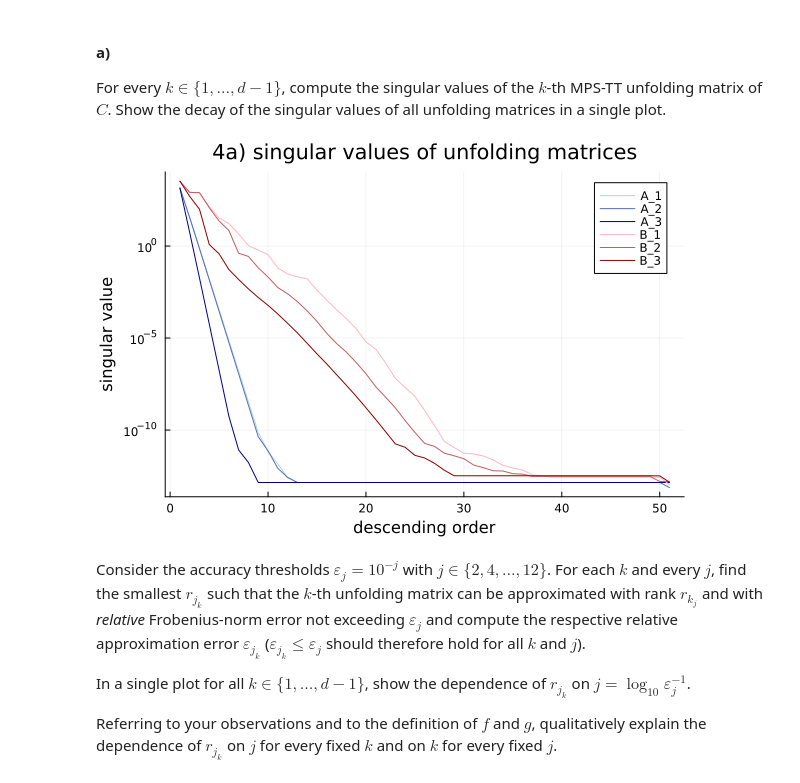
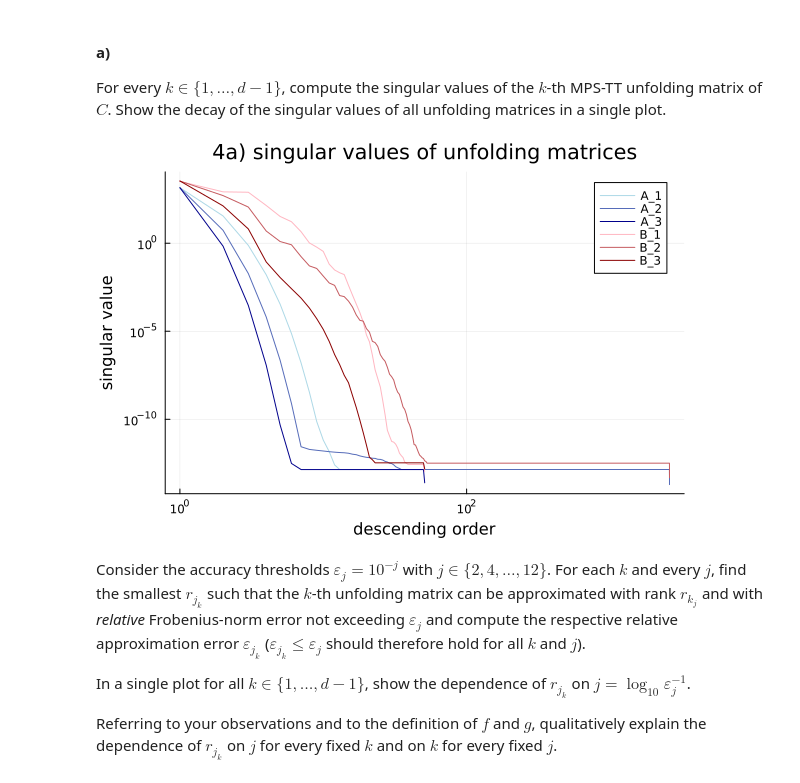
Before and after one commit to maxstollmayer/Tensor-Methods, a Jupyter notebook: hw05_stollmayer.ipynb, the cells around one changed output. Cells and saved outputs as stored; diff of their text form; code cells hidden in the pictures.

```diff
--- a/hw05_stollmayer.ipynb
+++ b/hw05_stollmayer.ipynb
@@ -163,16 +163,11 @@ B = getB(d, n)
 
 For every $k \in \{1, \dots, d−1\}$, compute the singular values of the $k$-th MPS-TT unfolding matrix of $C$. Show the decay of the singular values of all unfolding matrices in a single plot.
 # %%
-# compute k'th unfolding matrix of tensor
+# compute k'th unfolding matrix of tensor in MPS-TT format
 function unfold(C::AbstractArray{<:Number}, k::Integer)
     @assert 1 <= k <= ndims(C) "Given index out of bound: expected 1 ≤ k ≤ $(ndims(C))], got $k."
     n = size(C)
-    p = prod(n[1:k-1])
-    q = prod(n[k+1:end])
-    Ck = reshape(C, p, n[k], q)
-    Ck = permutedims(Ck, [2,1,3])
-    Ck = reshape(Ck, n[k], p*q)
-    return Ck
+    return reshape(C, prod(n[1:k]), prod(n[k+1:end]))
 end
 ;
 # %%
@@ -185,28 +180,29 @@ B_unfolded = [unfold(B, k) for k ∈ 1:d-1]
 # %%
 plot([], [],
     label="",
     title="4a) singular values of unfolding matrices",
     xlabel="descending order",
     ylabel="singular value",
+    xscale=:log10,
     yscale=:log10,
 )
 
 plot!(
-    1:n,
+    [1:length(σ) for σ ∈ Σ_A],
     Σ_A,
     palette=palette(:blues, d-1)[[end,1:end-1...]],
     label=reshape(["A_$k" for k ∈ 1:d-1], 1, d-1),
 )
 
 plot!(
-    1:n,
+    [1:length(σ) for σ ∈ Σ_B],
     Σ_B,
     yscale=:log10,
     palette=palette(:reds, d-1)[[end,1:end-1...]],
     label=reshape(["B_$k" for k ∈ 1:d-1], 1, d-1),
 )
 # %% [output]
-[figure, old version]
+[figure, new version]
 # %% [markdown]
 Consider the accuracy thresholds $\varepsilon_j = 10^{−j}$ with $j \in \{2, 4, \dots, 12\}$. For each $k$ and every $j$, find the smallest $r_{j_k}$ such that the $k$-th unfolding matrix can be approximated with rank $r_{k_j}$ and with _relative_ Frobenius-norm error not exceeding $\varepsilon_j$ and compute the respective relative approximation error $\varepsilon_{j_k}$ ($\varepsilon_{j_k} \le \varepsilon_j$ should therefore hold for all $k$ and $j$).
 
```
Also changed, not shown: parts of 7 cells of this notebook.
